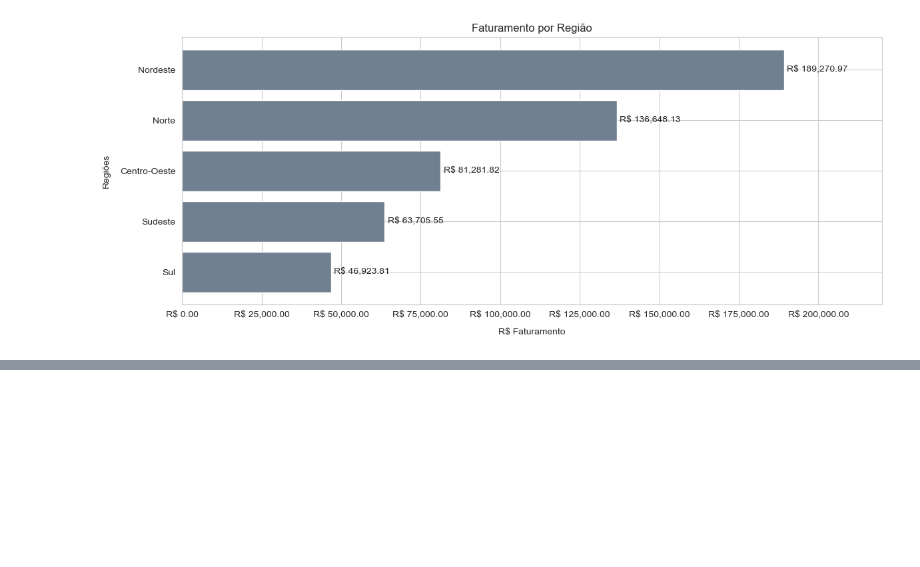
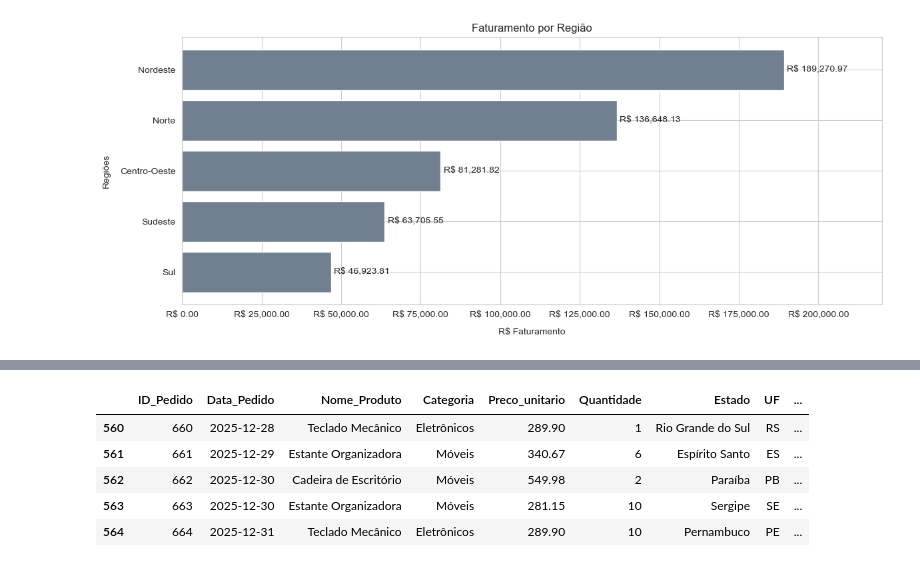
Before and after one commit to Clara-Elis/analise-vendas-python-pandas, a Jupyter notebook: Projeto1git.ipynb, the cells around one changed output, grey strips where cells are left out. Cells and saved outputs as stored; diff of their text form; code cells hidden in the pictures; blank space fills up the shorter version.

```diff
--- a/Projeto1git.ipynb
+++ b/Projeto1git.ipynb
@@ -432,0 +448,9 @@ plt.show()
+# %%
+df_vendas.tail()
+# %% [output]
+|  | ID_Pedido | Data_Pedido | Nome_Produto | Categoria | Preco_unitario | Quantidade | Estado | UF | ... |
+| 560 | 660 | 2025-12-28 | Teclado Mecânico | Eletrônicos | 289.90 | 1 | Rio Grande do Sul | RS | ... |
+| 561 | 661 | 2025-12-29 | Estante Organizadora | Móveis | 340.67 | 6 | Espírito Santo | ES | ... |
+| 562 | 662 | 2025-12-30 | Cadeira de Escritório | Móveis | 549.98 | 2 | Paraíba | PB | ... |
+| 563 | 663 | 2025-12-30 | Estante Organizadora | Móveis | 281.15 | 10 | Sergipe | SE | ... |
+| 564 | 664 | 2025-12-31 | Teclado Mecânico | Eletrônicos | 289.90 | 10 | Pernambuco | PE | ... |
```
Also changed, not shown: parts of 5 cells of this notebook.
